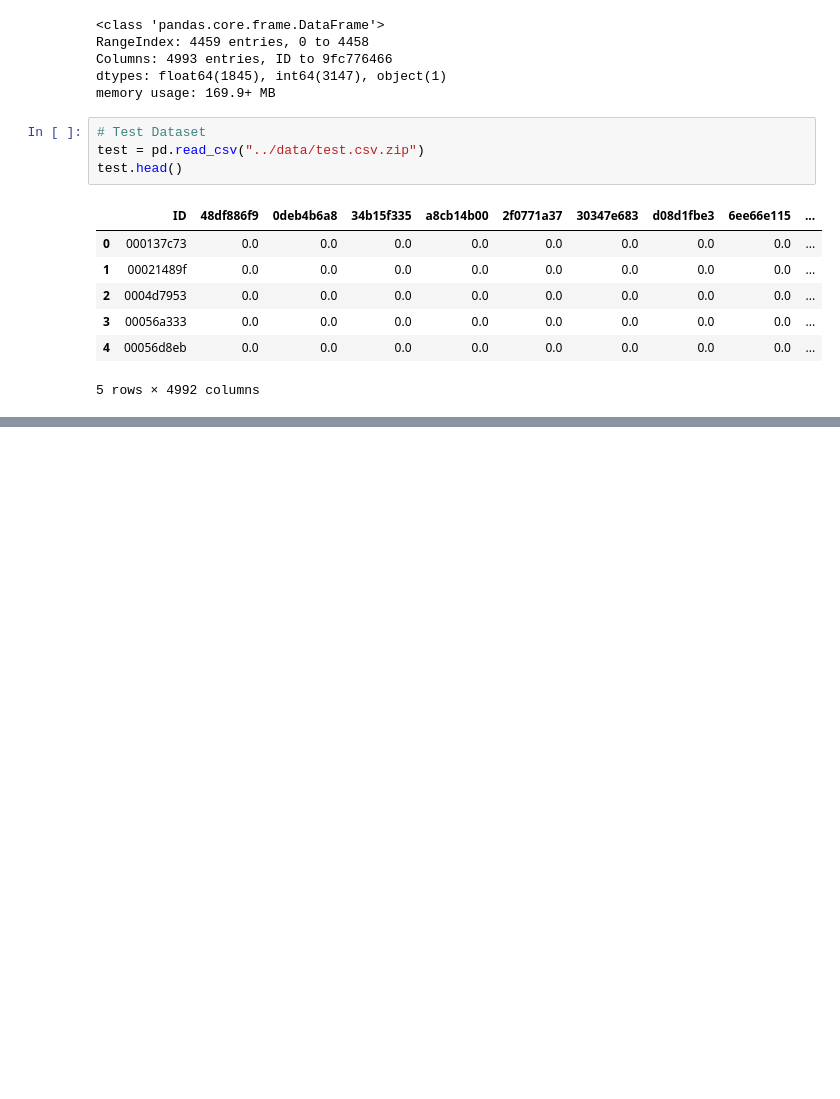
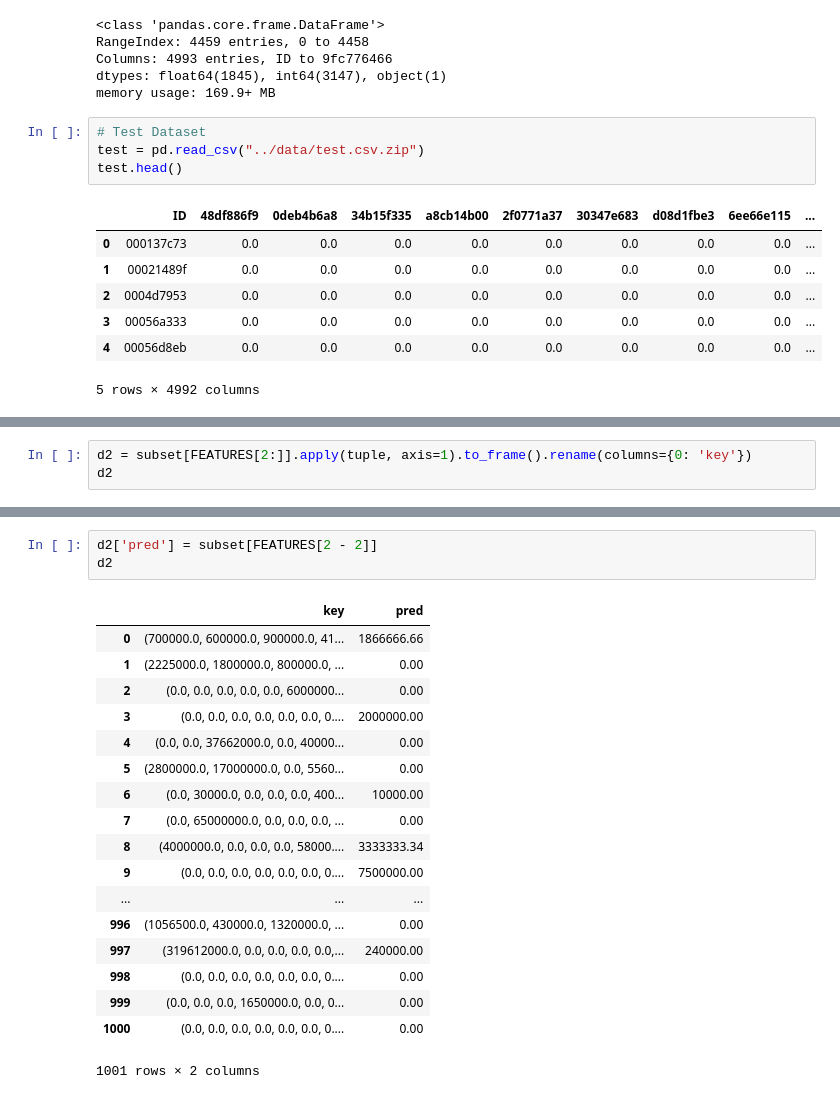
Before and after one commit to xys234/MLDS, a Jupyter notebook: santender_value_prediction/notebooks/2018_07_20_Scratch_Lag_Features.ipynb, the cells around one changed output, grey strips where cells are left out. Saved outputs shown, nothing was run; the diff lists cells and outputs as text; blank space fills up the shorter version.

```diff
--- a/santender_value_prediction/notebooks/2018_07_20_Scratch_Lag_Features.ipynb
+++ b/santender_value_prediction/notebooks/2018_07_20_Scratch_Lag_Features.ipynb
@@ -181,0 +152,3 @@ array([1.e-02, 1.e-01, 1.e+00, 1.e+01, 1.e+02])
+# %%
+d2 = subset[FEATURES[2:]].apply(tuple, axis=1).to_frame().rename(columns={0: 'key'})
+d2
@@ -181,0 +174,22 @@ array([1.e-02, 1.e-01, 1.e+00, 1.e+01, 1.e+02])
+# %%
+d2['pred'] = subset[FEATURES[2 - 2]]
+d2
+# %% [output]
+|  | key | pred |
+| 0 | (700000.0, 600000.0, 900000.0, 41... | 1866666.66 |
+| 1 | (2225000.0, 1800000.0, 800000.0, ... | 0.00 |
+| 2 | (0.0, 0.0, 0.0, 0.0, 0.0, 6000000... | 0.00 |
+| 3 | (0.0, 0.0, 0.0, 0.0, 0.0, 0.0, 0.... | 2000000.00 |
+| 4 | (0.0, 0.0, 37662000.0, 0.0, 40000... | 0.00 |
+| 5 | (2800000.0, 17000000.0, 0.0, 5560... | 0.00 |
+| 6 | (0.0, 30000.0, 0.0, 0.0, 0.0, 400... | 10000.00 |
+| 7 | (0.0, 65000000.0, 0.0, 0.0, 0.0, ... | 0.00 |
+| 8 | (4000000.0, 0.0, 0.0, 0.0, 58000.... | 3333333.34 |
+| 9 | (0.0, 0.0, 0.0, 0.0, 0.0, 0.0, 0.... | 7500000.00 |
+| ... | ... | ... |
+| 996 | (1056500.0, 430000.0, 1320000.0, ... | 0.00 |
+| 997 | (319612000.0, 0.0, 0.0, 0.0, 0.0,... | 240000.00 |
+| 998 | (0.0, 0.0, 0.0, 0.0, 0.0, 0.0, 0.... | 0.00 |
+| 999 | (0.0, 0.0, 0.0, 1650000.0, 0.0, 0... | 0.00 |
+| 1000 | (0.0, 0.0, 0.0, 0.0, 0.0, 0.0, 0.... | 0.00 |
+1001 rows × 2 columns
```
Also changed, not shown: parts of 35 cells of this notebook, 3 other files.
